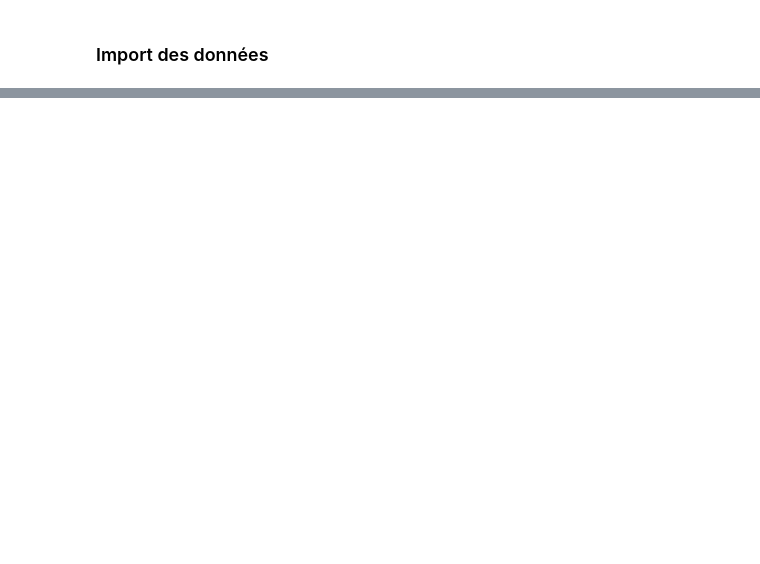
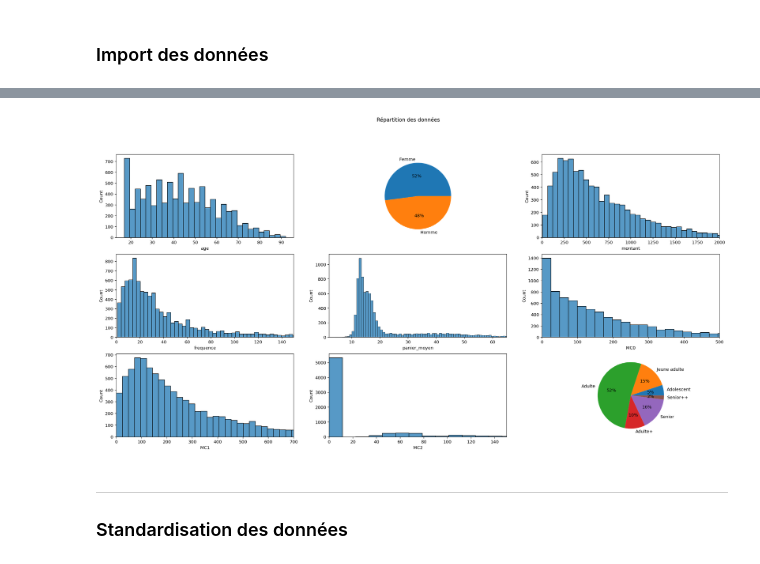
Before and after one commit to theoprovost/categorisation_client, a Jupyter notebook: P03_rapport.ipynb, the cells around one changed output, grey strips where cells are left out. Cells and saved outputs as stored; diff of their text form; code cells hidden in the pictures; blank space fills up the shorter version.

```diff
--- a/P03_rapport.ipynb
+++ b/P03_rapport.ipynb
@@ -21,4 +27,6 @@ import numpy as np
 # %% [markdown]
 ### <a name="data_import"></a> Import des données
 # %%
-customers = pd.read_csv('./data/')
+customers = pd.read_csv('./data/customers.csv')
+products = pd.read_csv('./data/products.csv')
+transactions = pd.read_csv('./data/transactions.csv')
@@ -24,0 +36,4 @@ customers = pd.read_csv('./data/')
+# %%
+data_inter = customers.merge(transactions)
+dataset = data_inter.merge(products)
+dataset
@@ -24,0 +133,5 @@ customers = pd.read_csv('./data/')
+# %%
+encoder = LabelEncoder()
+
+dataset_client['sex'] = encoder.fit_transform(dataset_client['sex'])
+dataset_client['tranche_age'] = encoder.fit_transform(dataset_client['tranche_age'])
@@ -24,0 +141,5 @@ customers = pd.read_csv('./data/')
+# %%
+import matplotlib.pyplot as plt
+import seaborn as sns
+
+dataset = dataset_client
@@ -24,0 +158,45 @@ customers = pd.read_csv('./data/')
+# %%
+fig, axes = plt.subplots(3, 3, figsize=(25, 12))
+fig.suptitle('Répartition des données')
+
+# Âge
+sns.histplot(ax=axes[0][0], x=dataset['age'])
+
+# Sex
+df_sex = dataset.groupby('sex').size().reset_index(name='counts')
+axes[0][1].pie(df_sex['counts'], labels=['Femme', 'Homme'], autopct='%1.0f%%')
+
+# Montant
+axes[0][2].set(xlim=(0, 2000))
+sns.histplot(ax=axes[0][2], data=dataset['montant'])
+
+# Fréquence
+axes[1][0].set(xlim=(0, 150))
+sns.histplot(ax=axes[1][0], x=dataset['frequence'])
+
+# Panier moyen
+axes[1][1].set(xlim=(2, 65))
+sns.histplot(ax=axes[1][1], x=dataset['panier_moyen'])
+
+# MC0
+axes[1][2].set(xlim=(0, 500))
+sns.histplot(ax=axes[1][2], x=dataset['MC0'])
+
+# MC1
+axes[2][0].set(xlim=(0, 700))
+sns.histplot(ax=axes[2][0], x=dataset['MC1'])
+
+# MC2
+axes[2][1].set(xlim=(0, 150))
+sns.histplot(ax=axes[2][1], x=dataset['MC2'])
+
+# Tranche d'âge
+df_ta = dataset.groupby('tranche_age').size().reset_index(name='counts')
+axes[2][2].pie(df_ta['counts'], labels=age_labels, autopct='%1.0f%%')
+
+plt.show()
+# %% [output]
+[figure, added]
+# %% [markdown]
+------
+### Standardisation des données
```
Also changed, not shown: parts of 19 cells of this notebook.
